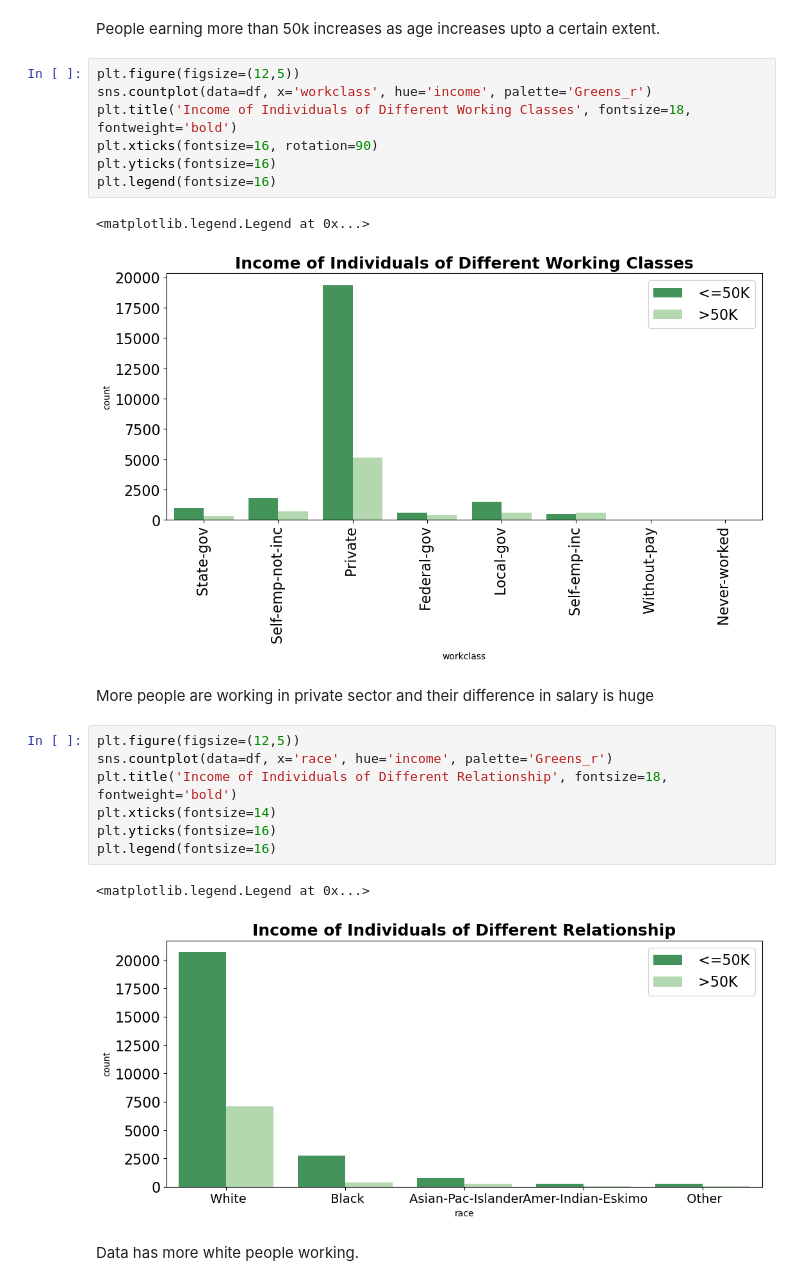
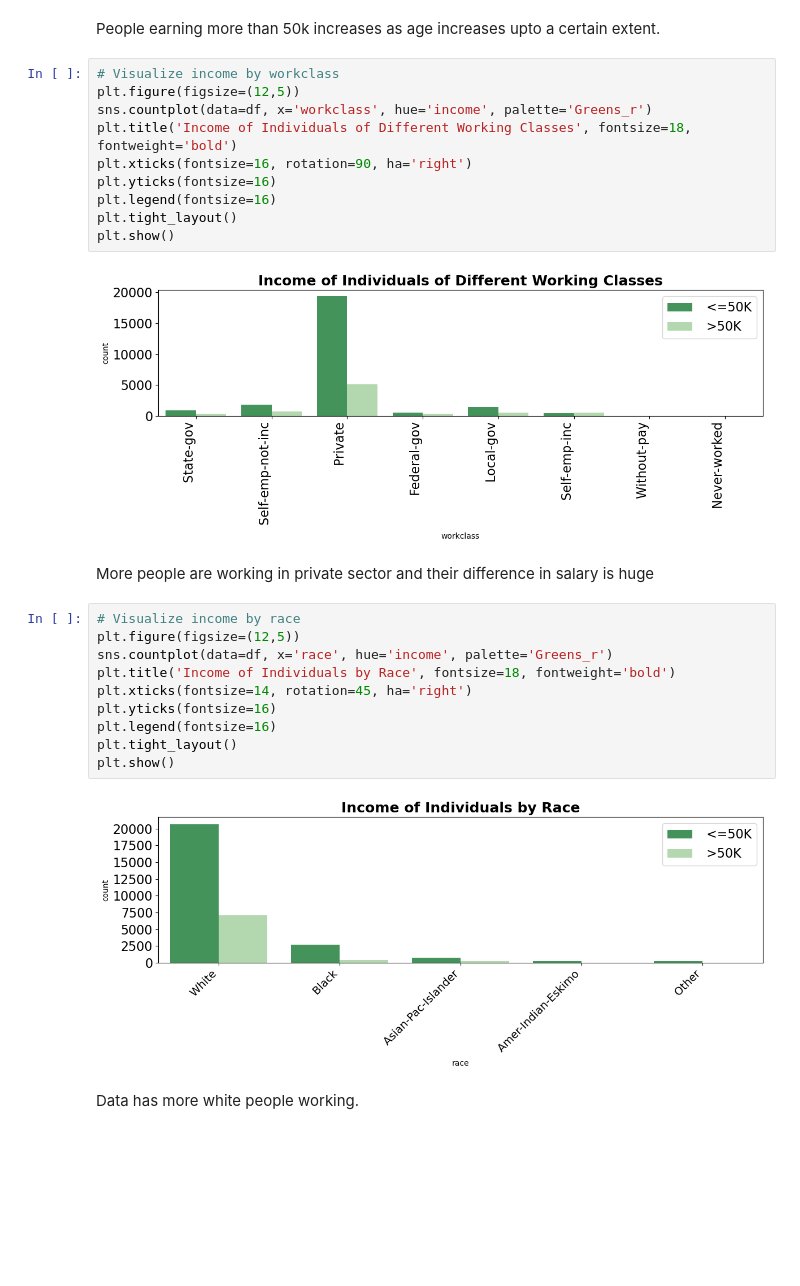
Before and after one commit to Ganesh-S-ML/adult-income-prediction, a Jupyter notebook: adult_income.ipynb, the cells around one changed output. Saved outputs shown, nothing was run; the diff lists cells and outputs as text; blank space fills up the shorter version.

```diff
--- a/adult_income.ipynb
+++ b/adult_income.ipynb
@@ -193,27 +193,31 @@ plt.legend(fontsize=16)
 # %% [markdown]
 People earning more than 50k increases as age increases upto a certain extent.
 # %%
+# Visualize income by workclass
 plt.figure(figsize=(12,5))
 sns.countplot(data=df, x='workclass', hue='income', palette='Greens_r')
 plt.title('Income of Individuals of Different Working Classes', fontsize=18, fontweight='bold')
-plt.xticks(fontsize=16, rotation=90)
+plt.xticks(fontsize=16, rotation=90, ha='right')
 plt.yticks(fontsize=16)
 plt.legend(fontsize=16)
+plt.tight_layout()
+plt.show()
 # %% [output]
-<matplotlib.legend.Legend at 0x...>
-[figure, old version]
+[figure, new version]
 # %% [markdown]
 More people are working in private sector and their difference in salary is huge
 # %%
+# Visualize income by race
 plt.figure(figsize=(12,5))
 sns.countplot(data=df, x='race', hue='income', palette='Greens_r')
-plt.title('Income of Individuals of Different Relationship', fontsize=18, fontweight='bold')
-plt.xticks(fontsize=14)
+plt.title('Income of Individuals by Race', fontsize=18, fontweight='bold')
+plt.xticks(fontsize=14, rotation=45, ha='right')
 plt.yticks(fontsize=16)
 plt.legend(fontsize=16)
+plt.tight_layout()
+plt.show()
 # %% [output]
-<matplotlib.legend.Legend at 0x...>
-[figure, old version]
+[figure, new version]
 # %% [markdown]
 Data has more white people working.
 # %%
```
Also changed, not shown: parts of 31 cells of this notebook.
